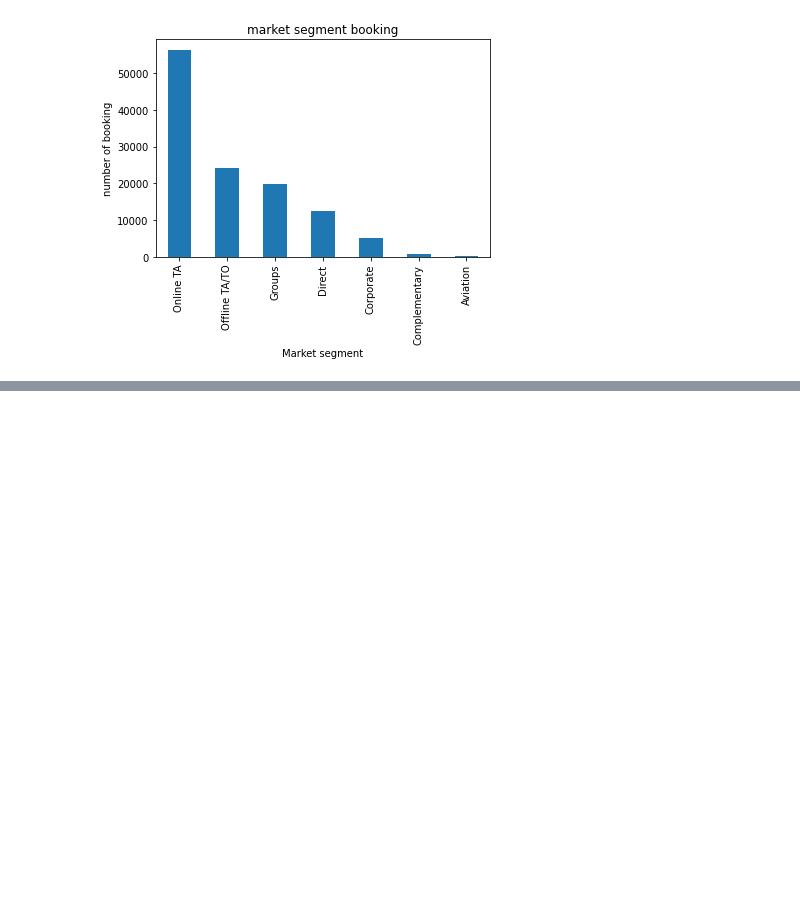
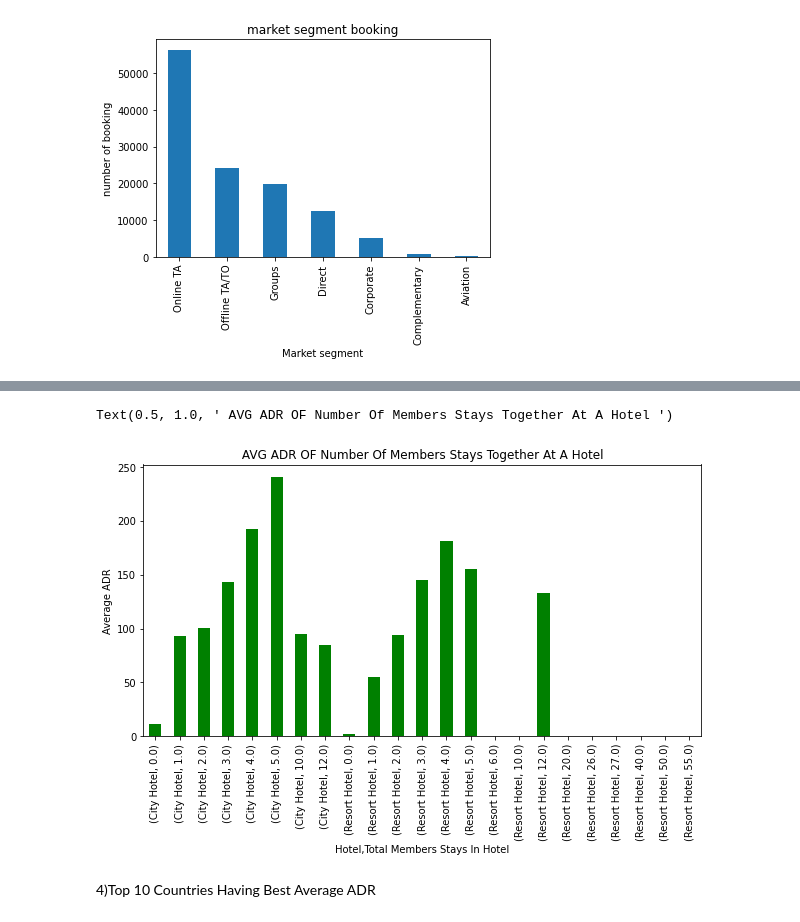
Before and after one commit to sajidsami/hotel-booking-analysis, a Jupyter notebook: Copy_of_Hotel_Booking_Analysis_Capstone_Project.ipynb, the cells around one changed output, grey strips where cells are left out. Saved outputs shown, nothing was run; the diff lists cells and outputs as text; code cells hidden in the pictures; blank space fills up the shorter version.

```diff
--- a/Copy_of_Hotel_Booking_Analysis_Capstone_Project.ipynb
+++ b/Copy_of_Hotel_Booking_Analysis_Capstone_Project.ipynb
@@ -478,0 +476,3 @@ Text(0.5, 0, 'Market segment')
+# %%
+adr_Total_Member=df.groupby(["hotel","Total_member"])['adr'].mean()
+adr_Total_Member
@@ -478,0 +497,10 @@ Text(0.5, 0, 'Market segment')
+# %%
+adr_Total_Member.plot(kind="bar",figsize=(10,5),color="g")
+plt.xlabel('Hotel,Total Members Stays In Hotel')
+plt.ylabel("Average ADR")
+plt.title(' AVG ADR OF Number Of Members Stays Together At A Hotel ')
+# %% [output]
+Text(0.5, 1.0, ' AVG ADR OF Number Of Members Stays Together At A Hotel ')
+[figure, added]
+# %% [markdown]
+4)Top 10 Countries Having Best Average ADR
```
Also changed, not shown: parts of 28 cells of this notebook.
